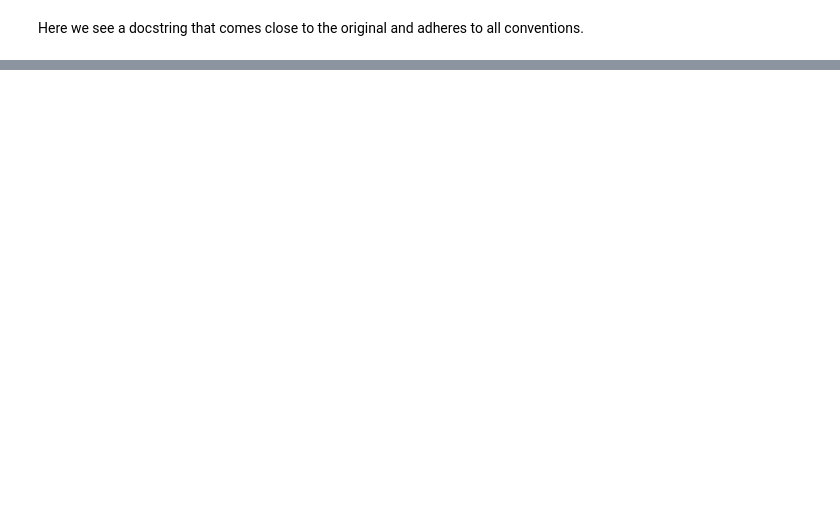
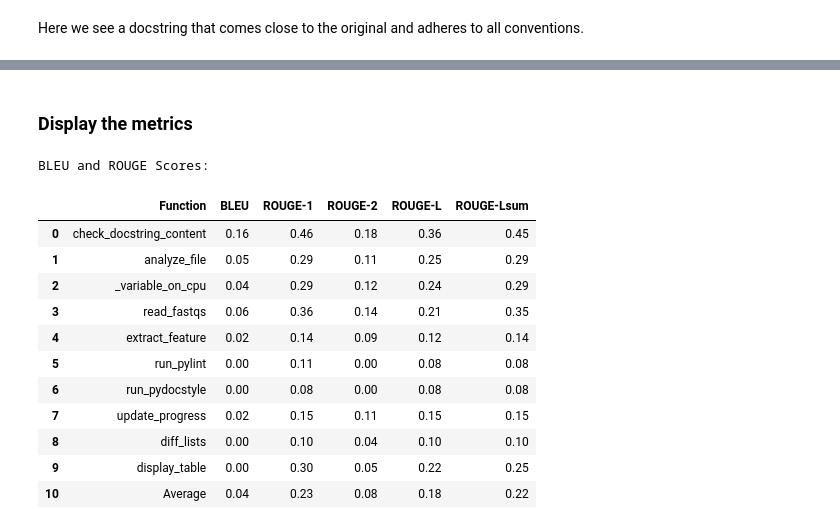
Before and after one commit to mbernahr/Docstring_generation, a Jupyter notebook: Code/inference_finetuned_LLM_docstring.ipynb, the cells around one changed output, grey strips where cells are left out. Saved outputs shown, nothing was run; the diff lists cells and outputs as text; code cells hidden in the pictures; blank space fills up the shorter version.

```diff
--- a/Code/inference_finetuned_LLM_docstring.ipynb
+++ b/Code/inference_finetuned_LLM_docstring.ipynb
@@ -33,7 +41,9 @@ from transformers import (
 from evaluate import load
 # %%
 # Test the finetuned model
-finetuned_model_path = "../Models/meta-llama/CodeLlama-7b-Python-hf_run5e7bfd2ad529/checkpoint-200"
+# finetuned_model_path = "../Models/meta-llama/CodeLlama-7b-Python-hf_run5e7bfd2ad529/checkpoint-200"
+# finetuned_model_path = "../Models/meta-llama/CodeLlama-7b-Python-hf_run23086723ea/checkpoint-500"
+finetuned_model_path = "../Models/meta-llama/CodeLlama-7b-Python-hf_run23086723ea/end_of_training"
 
 if torch.cuda.is_available():
     device = "cuda"
@@ -45,13 +55,12 @@ else:
 # Load the tokenizer
 tokenizer = AutoTokenizer.from_pretrained(finetuned_model_path)
 tokenizer.pad_token = tokenizer.eos_token
-tokenizer.padding_side = "right"
 
 print("Loading the model...")
 finetuned_model = AutoModelForCausalLM.from_pretrained(
     finetuned_model_path,
-    torch_dtype = torch.bfloat16,
-    device_map = None,
+    torch_dtype=torch.bfloat16,
+    device_map=None,
 )
 
 finetuned_model = finetuned_model.to(device)
@@ -74,5 +83,5 @@ Loaded tokenizer: ../Models/meta-llama/CodeLlama-7b-Python-hf_run5e7bfd2ad529/ch
 # %%
-def test_finetuned_model(prompts, settings, generator):
+def test_finetuned_model(prompts, settings, generator, start_index=1):
     """
     Run text generation tests with specified prompts and settings.
 
@@ -87,12 +96,12 @@ def test_finetuned_model(prompts, settings, generator):
     responses = []
     with torch.no_grad():
         print("=" * 40)
-        for i, prompt in enumerate(prompts):
-            print(f"Processing prompt {i + 1}...")
+        for i, prompt in enumerate(prompts, start=start_index):
+            print(f"Processing prompt {i}...")
             response = generator(prompt, **settings)
             responses.append(response[0]['generated_text'])
             print("=" * 40)
-            print(f"Prompt {i + 1} - Answer:\n{response[0]['generated_text']}")
+            print(f"Prompt {i} - Answer:\n{response[0]['generated_text']}")
             print("=" * 40)
     return responses
 # %%
@@ -179,11 +189,12 @@ def postprocess_response(response):
     """
     eos_marker = "[EOS]"
     if eos_marker in response:
-        return response.split(eos_marker)[0] + eos_marker
+        return response.split(eos_marker)[0]
     else:
         print('Warning: No [EOS] marker found in response.')
         return "[WARNING: NO EOS MARKER]" + response
 
+
 print("\nPostprocessing responses...")
 processed_responses = [postprocess_response(response) for response in responses_extended]
 # %% [output]
@@ -363,0 +843,3 @@ The evaluation metrics provide insights into the alignment between the generated
+# %%
+refined_settings = {"max_new_tokens": 250, "do_sample": False}
+generated_responses, scores_df = evaluate_all_responses(test_data, finetuned_model, tokenizer, refined_settings)
@@ -363,0 +865,19 @@ The evaluation metrics provide insights into the alignment between the generated
+# %% [markdown]
+### Display the metrics
+# %%
+print("\nBLEU and ROUGE Scores:")
+display(scores_df)
+# %% [output]
+BLEU and ROUGE Scores:
+|  | Function | BLEU | ROUGE-1 | ROUGE-2 | ROUGE-L | ROUGE-Lsum |
+| 0 | check_docstring_content | 0.16 | 0.46 | 0.18 | 0.36 | 0.45 |
+| 1 | analyze_file | 0.05 | 0.29 | 0.11 | 0.25 | 0.29 |
+| 2 | _variable_on_cpu | 0.04 | 0.29 | 0.12 | 0.24 | 0.29 |
+| 3 | read_fastqs | 0.06 | 0.36 | 0.14 | 0.21 | 0.35 |
+| 4 | extract_feature | 0.02 | 0.14 | 0.09 | 0.12 | 0.14 |
+| 5 | run_pylint | 0.00 | 0.11 | 0.00 | 0.08 | 0.08 |
+| 6 | run_pydocstyle | 0.00 | 0.08 | 0.00 | 0.08 | 0.08 |
+| 7 | update_progress | 0.02 | 0.15 | 0.11 | 0.15 | 0.15 |
+| 8 | diff_lists | 0.00 | 0.10 | 0.04 | 0.10 | 0.10 |
+| 9 | display_table | 0.00 | 0.30 | 0.05 | 0.22 | 0.25 |
+| 10 | Average | 0.04 | 0.23 | 0.08 | 0.18 | 0.22 |
```
Also changed, not shown: parts of 31 cells of this notebook.
